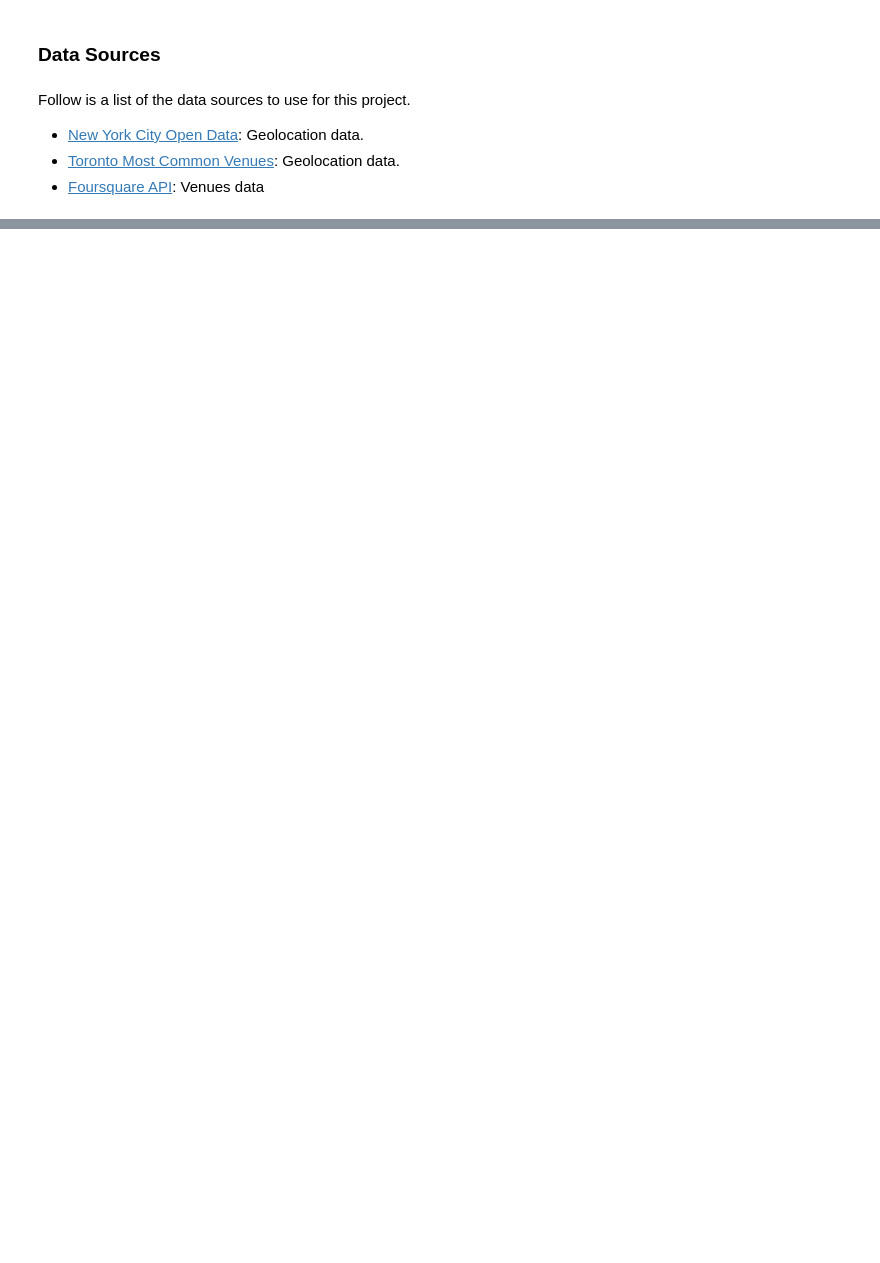
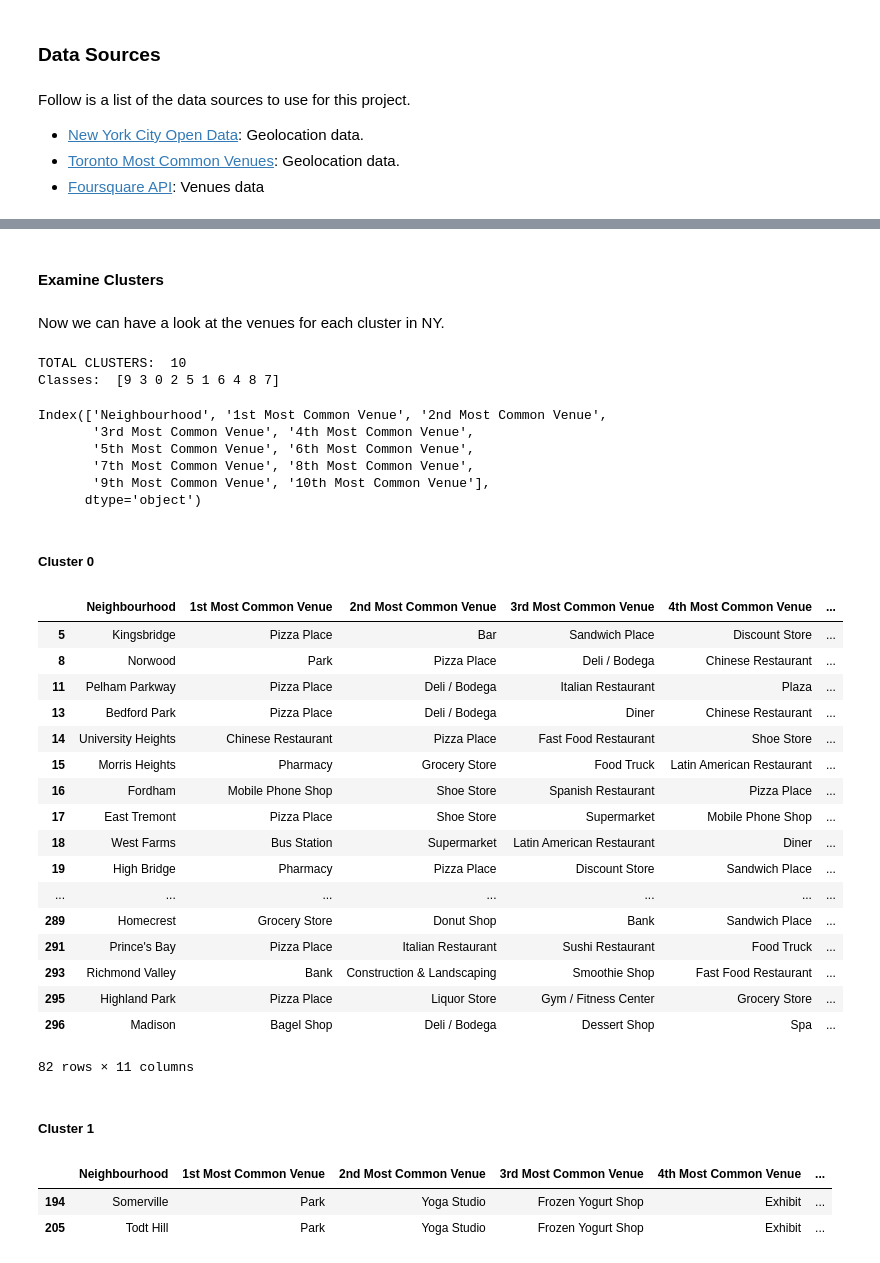
Before and after one commit to cdCarlos/applied-ds, a Jupyter notebook: ADS-W4-W5_Report.ipynb, the cells around one changed output, grey strips where cells are left out. Cells and saved outputs as stored; diff of their text form; code cells hidden in the pictures; blank space fills up the shorter version.

```diff
--- a/ADS-W4-W5_Report.ipynb
+++ b/ADS-W4-W5_Report.ipynb
@@ -44,0 +423,11 @@ Follow is a list of the data sources to use for this project.
+# %%
+# set number of clusters
+kclusters = 10
+# %%
+nyv_grouped_clustering = nyv_grouped.drop('Neighbourhood', 1)
+
+# run k-means clustering
+kmeans = KMeans(n_clusters=kclusters, random_state=0).fit(nyv_grouped_clustering)
+
+# check cluster labels generated for each row in the dataframe
+kmeans.labels_[0:10]
@@ -44,0 +436,16 @@ Follow is a list of the data sources to use for this project.
+# %%
+# add clustering labels
+neighborhoods_venues_sorted.insert(0, 'Cluster Labels', kmeans.labels_, )
+
+ny_merged = nydf.copy()
+
+# merge toronto_grouped with toronto_data to add latitude/longitude for each neighborhood
+ny_merged = ny_merged.join(neighborhoods_venues_sorted.set_index('Neighbourhood'), on='Neighbourhood')
+
+# drop neighborhoods with NO venues
+ny_merged.dropna(inplace=True)
+
+ny_merged['Cluster Labels'] = ny_merged['Cluster Labels'].map(int)
+
+ny_merged.head() # check the last columns!
+# toronto_merged[(toronto_merged['Neighbourhood'] == 'Agincourt')]
@@ -44,0 +494,51 @@ Follow is a list of the data sources to use for this project.
+# %% [markdown]
+#### Examine Clusters
+# %% [markdown]
+Now we can have a look at the venues for each cluster in NY.
+# %%
+print('TOTAL CLUSTERS: ', kclusters)
+print('Classes: ', ny_merged['Cluster Labels'].unique())
+# %% [output]
+TOTAL CLUSTERS:  10
+Classes:  [9 3 0 2 5 1 6 4 8 7]
+# %%
+cols = ny_merged.columns[[1] + list(range(5, ny_merged.shape[1]))]
+cols
+# %% [output]
+Index(['Neighbourhood', '1st Most Common Venue', '2nd Most Common Venue',
+       '3rd Most Common Venue', '4th Most Common Venue',
+       '5th Most Common Venue', '6th Most Common Venue',
+       '7th Most Common Venue', '8th Most Common Venue',
+       '9th Most Common Venue', '10th Most Common Venue'],
+      dtype='object')
+# %% [markdown]
+##### Cluster 0
+# %%
+ny_merged.loc[ny_merged['Cluster Labels'] == 0, cols]
+# %% [output]
+|  | Neighbourhood | 1st Most Common Venue | 2nd Most Common Venue | 3rd Most Common Venue | 4th Most Common Venue | ... |
+| 5 | Kingsbridge | Pizza Place | Bar | Sandwich Place | Discount Store | ... |
+| 8 | Norwood | Park | Pizza Place | Deli / Bodega | Chinese Restaurant | ... |
+| 11 | Pelham Parkway | Pizza Place | Deli / Bodega | Italian Restaurant | Plaza | ... |
+| 13 | Bedford Park | Pizza Place | Deli / Bodega | Diner | Chinese Restaurant | ... |
+| 14 | University Heights | Chinese Restaurant | Pizza Place | Fast Food Restaurant | Shoe Store | ... |
+| 15 | Morris Heights | Pharmacy | Grocery Store | Food Truck | Latin American Restaurant | ... |
+| 16 | Fordham | Mobile Phone Shop | Shoe Store | Spanish Restaurant | Pizza Place | ... |
+| 17 | East Tremont | Pizza Place | Shoe Store | Supermarket | Mobile Phone Shop | ... |
+| 18 | West Farms | Bus Station | Supermarket | Latin American Restaurant | Diner | ... |
+| 19 | High Bridge | Pharmacy | Pizza Place | Discount Store | Sandwich Place | ... |
+| ... | ... | ... | ... | ... | ... | ... |
+| 289 | Homecrest | Grocery Store | Donut Shop | Bank | Sandwich Place | ... |
+| 291 | Prince's Bay | Pizza Place | Italian Restaurant | Sushi Restaurant | Food Truck | ... |
+| 293 | Richmond Valley | Bank | Construction & Landscaping | Smoothie Shop | Fast Food Restaurant | ... |
+| 295 | Highland Park | Pizza Place | Liquor Store | Gym / Fitness Center | Grocery Store | ... |
+| 296 | Madison | Bagel Shop | Deli / Bodega | Dessert Shop | Spa | ... |
+82 rows × 11 columns
+# %% [markdown]
+##### Cluster 1
+# %%
+ny_merged.loc[ny_merged['Cluster Labels'] == 1, cols]
+# %% [output]
+|  | Neighbourhood | 1st Most Common Venue | 2nd Most Common Venue | 3rd Most Common Venue | 4th Most Common Venue | ... |
+| 194 | Somerville | Park | Yoga Studio | Frozen Yogurt Shop | Exhibit | ... |
+| 205 | Todt Hill | Park | Yoga Studio | Frozen Yogurt Shop | Exhibit | ... |
```
Also changed, not shown: parts of 88 cells of this notebook, 11 other files.
